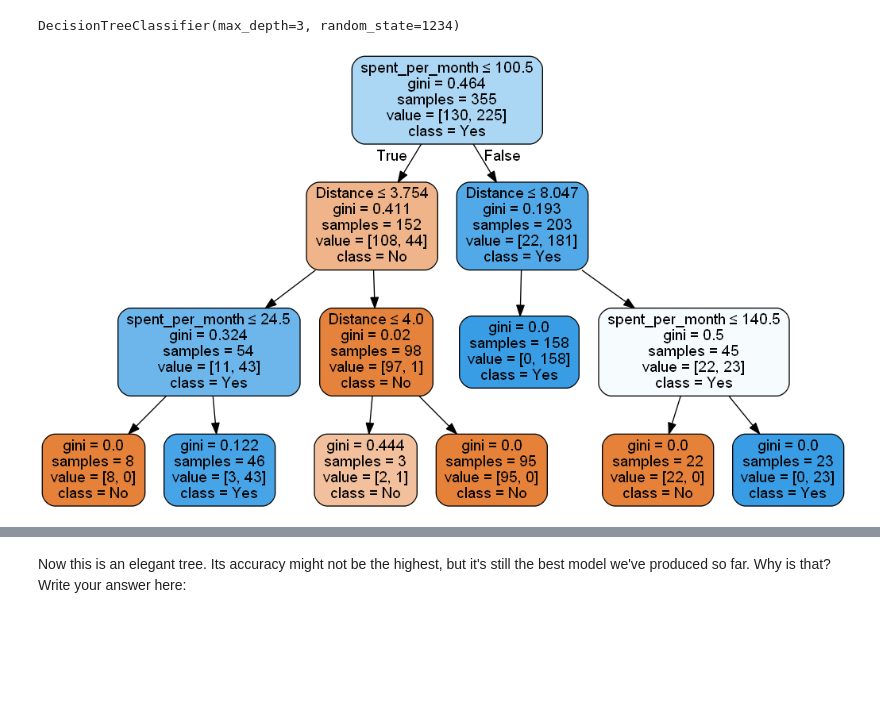
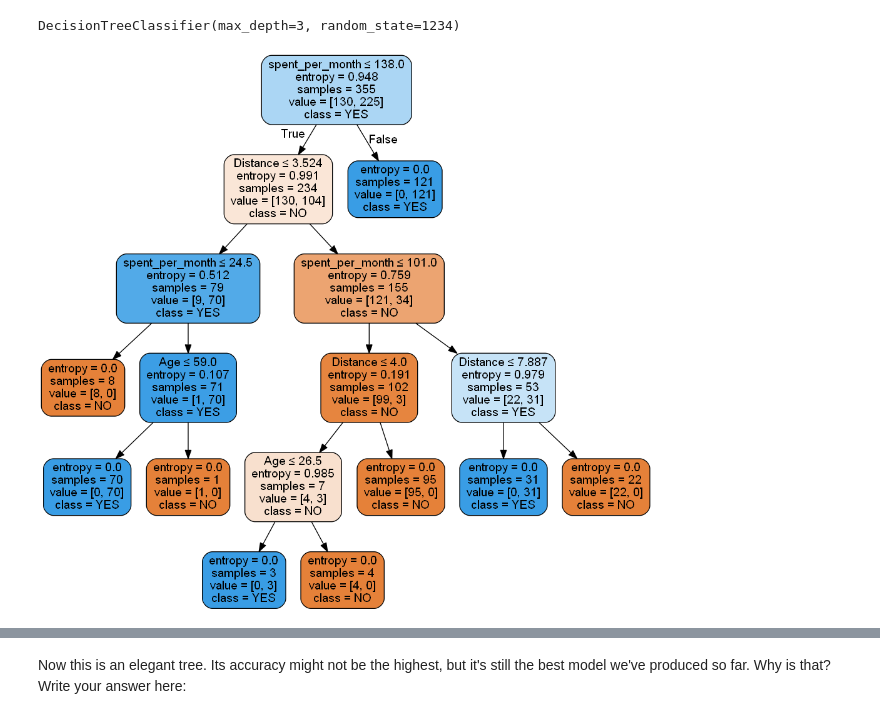
Before and after one commit to smaxwell953/Springboard_DSC_Career_Track, a Jupyter notebook: 14.03_Decision_Tree_Specialty_Coffee_Case_Study/Springboard Decision Tree Specialty Coffee Case Study - Tier 3.ipynb, the cells around one changed output, grey strips where cells are left out. Cells and saved outputs as stored; diff of their text form; code cells hidden in the pictures; blank space fills up the shorter version.

```diff
--- a/14.03_Decision_Tree_Specialty_Coffee_Case_Study/Springboard Decision Tree Specialty Coffee Case Study - Tier 3.ipynb
+++ b/14.03_Decision_Tree_Specialty_Coffee_Case_Study/Springboard Decision Tree Specialty Coffee Case Study - Tier 3.ipynb
@@ -320 +322,4 @@ y = NoPrediction.Decision
+# %%
+# One-hot encode all features in X.
+X = pd.get_dummies(X)
 # %% [markdown]
@@ -328,9 +330,3 @@ One-hot encoding replaces each unique value of a given column with a new column,
-# %%
-# One-hot encode all features in training set.
-X_train = pd.get_dummies(X_train)
-
-# Do the same, but for X_test
-X_test = pd.get_dummies(X_test)
 # %% [markdown]
 # 3. Modelling
 It's useful to look at the scikit-learn documentation on decision trees https://scikit-learn.org/stable/modules/tree.html before launching into applying them. If you haven't seen them before, take a look at that link, in particular the section `1.10.5.`
@@ -525,14 +516,14 @@ gini_model2
 DecisionTreeClassifier(max_depth=3, random_state=1234)
 # %%
 dot_data = StringIO()
-tree.export_graphviz(gini_model2, out_file=dot_data, filled=True, rounded=True, special_characters=True, \
-                    feature_names = X_train.columns, class_names=['No', 'Yes'])
+tree.export_graphviz(entr_model, out_file=dot_data, filled=True, rounded=True, special_characters=True, \
+                     feature_names=X_train.columns, class_names = ["NO", "YES"])
 
 # Alternatively for class_names use gini_model2.classes_
 graph = pydotplus.graph_from_dot_data(dot_data.getvalue())
 Image(graph.create_png())
 # %% [output]
-[figure, old version]
+[figure, new version]
 # %%
 print("Gini impurity  model - max depth 3")
 print("Accuracy:", metrics.accuracy_score(y_test,y_pred))
```
Also changed, not shown: parts of 22 cells of this notebook, 17 other files.
